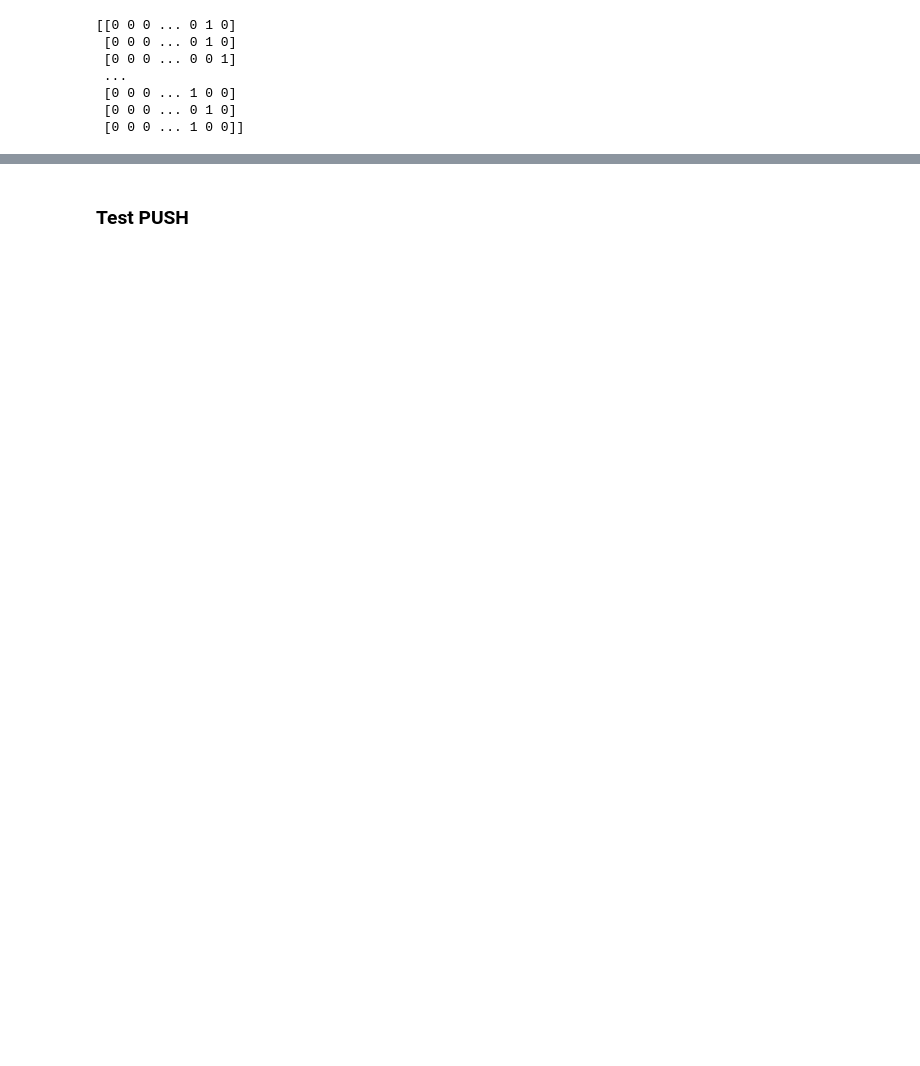
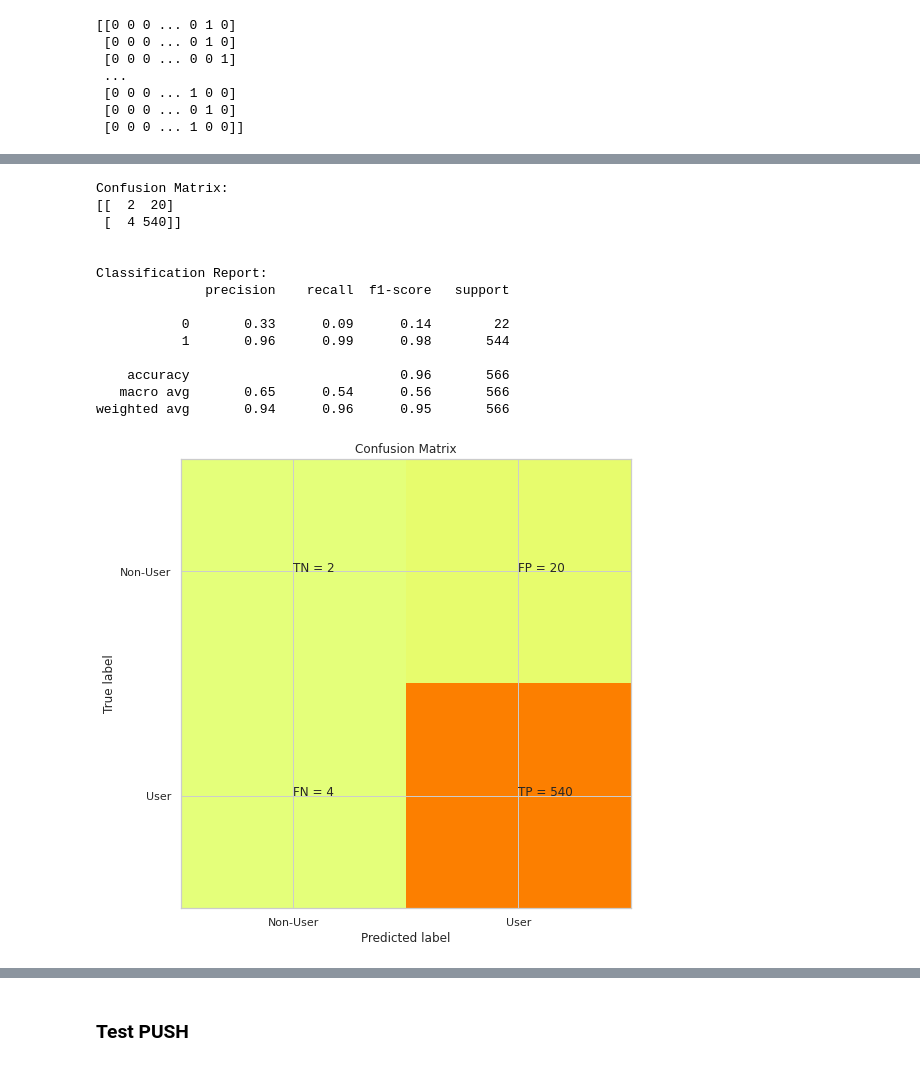
Before and after one commit to ras-000212/ESILV4-DIA-DataAnalysis-Project, a Jupyter notebook: data_analysis.ipynb, the cells around one changed output, grey strips where cells are left out. Cells and saved outputs as stored; diff of their text form; code cells hidden in the pictures; blank space fills up the shorter version.

```diff
--- a/data_analysis.ipynb
+++ b/data_analysis.ipynb
@@ -403,0 +485,23 @@ X.shape
+# %%
+from sklearn.tree import DecisionTreeClassifier
+clf_dtc = DecisionTreeClassifier(criterion='gini',max_depth=4,random_state=0)
+clf_dtc.fit(X_train, y_train)
+report_performance(clf_dtc)
+roc_curves(clf_dtc)
+pred = svm.predict(X_test)
+# %% [output]
+Confusion Matrix:
+[[  2  20]
+ [  4 540]]
+
+
+Classification Report:
+              precision    recall  f1-score   support
+
+           0       0.33      0.09      0.14        22
+           1       0.96      0.99      0.98       544
+
+    accuracy                           0.96       566
+   macro avg       0.65      0.54      0.56       566
+weighted avg       0.94      0.96      0.95       566
+[figure, added]
```
Also changed, not shown: parts of 33 cells of this notebook.
